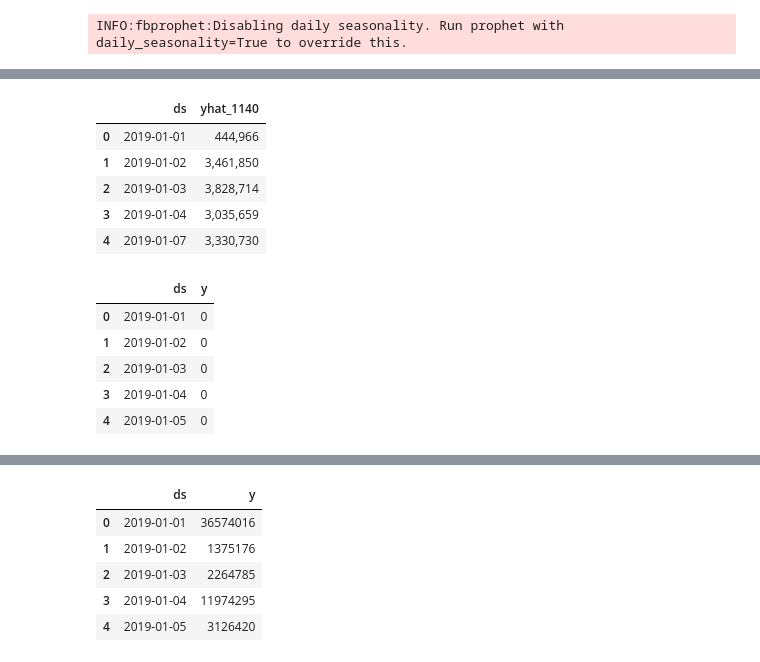
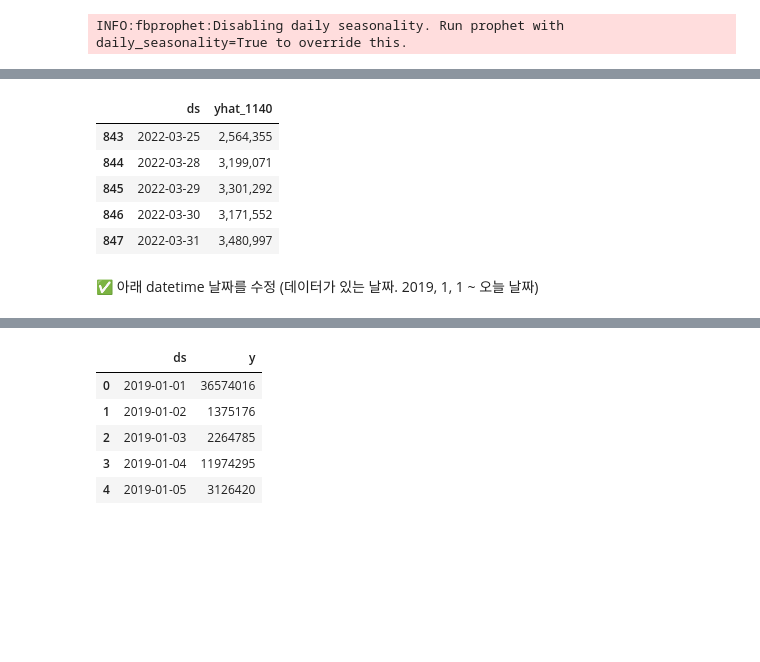
Before and after one commit to parkyw2/keggle, a Jupyter notebook: 기재품_수선비_공장별.ipynb, the cells around one changed output, grey strips where cells are left out. Cells and saved outputs as stored; diff of their text form; code cells hidden in the pictures; blank space fills up the shorter version.

```diff
--- a/기재품_수선비_공장별.ipynb
+++ b/기재품_수선비_공장별.ipynb
@@ -369,26 +356,30 @@ print(forecast[['ds', 'yhat', 'yhat_lower', 'yhat_upper']].tail(9))
 # %%
 final_1140 = forecast[['ds', 'yhat']]
 final_1140['yhat_1140'] = final_1140['yhat']
 final_1140 = final_1140[['ds', 'yhat_1140']]
-final_1140.head()
+final_1140.tail()
 # %% [output]
 |  | ds | yhat_1140 |
-| 0 | 2019-01-01 | 444,966 |
-| 1 | 2019-01-02 | 3,461,850 |
-| 2 | 2019-01-03 | 3,828,714 |
-| 3 | 2019-01-04 | 3,035,659 |
-| 4 | 2019-01-07 | 3,330,730 |
+| 843 | 2022-03-25 | 2,564,355 |
+| 844 | 2022-03-28 | 3,199,071 |
+| 845 | 2022-03-29 | 3,301,292 |
+| 846 | 2022-03-30 | 3,171,552 |
+| 847 | 2022-03-31 | 3,480,997 |
+# %% [markdown]
+✅ 아래 datetime 날짜를 수정 (데이터가 있는 날짜. 2019, 1, 1 ~ 오늘 날짜)
 # %%
 #Poseung
+
 df_1150 = df[['date','1150']]
 df_1150['ds'] = pd.to_datetime(df_1150['date'])
 df_1150['y'] = df_1150['1150']
 df_1150 = df_1150.loc[:,['ds', 'y']]
-df_1150.head()
+
+df_1150['ds'] = pd.to_datetime(df_1150['ds'])
+df_1150 = df_1150[df_1150['ds'].dt.dayofweek < 5]
+df_1150['date_index'] = df_1150['ds']
+df_1150 = df_1150.set_index('date_index')
+df_1150['cap'] = 30000000
+df_1150['floor'] = 0
+
+df_1150 = df_1150[datetime(2019, 1, 1):datetime(2022, 3, 21)]
-# %% [output]
-|  | ds | y |
-| 0 | 2019-01-01 | 0 |
-| 1 | 2019-01-02 | 0 |
-| 2 | 2019-01-03 | 0 |
-| 3 | 2019-01-04 | 0 |
-| 4 | 2019-01-05 | 0 |
```
Also changed, not shown: parts of 22 cells of this notebook.
